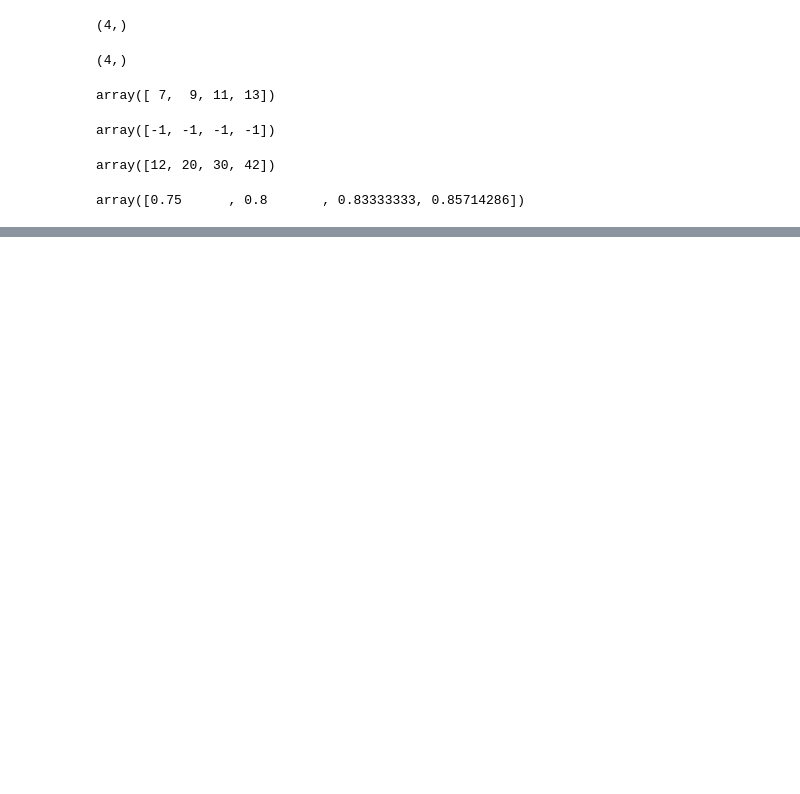
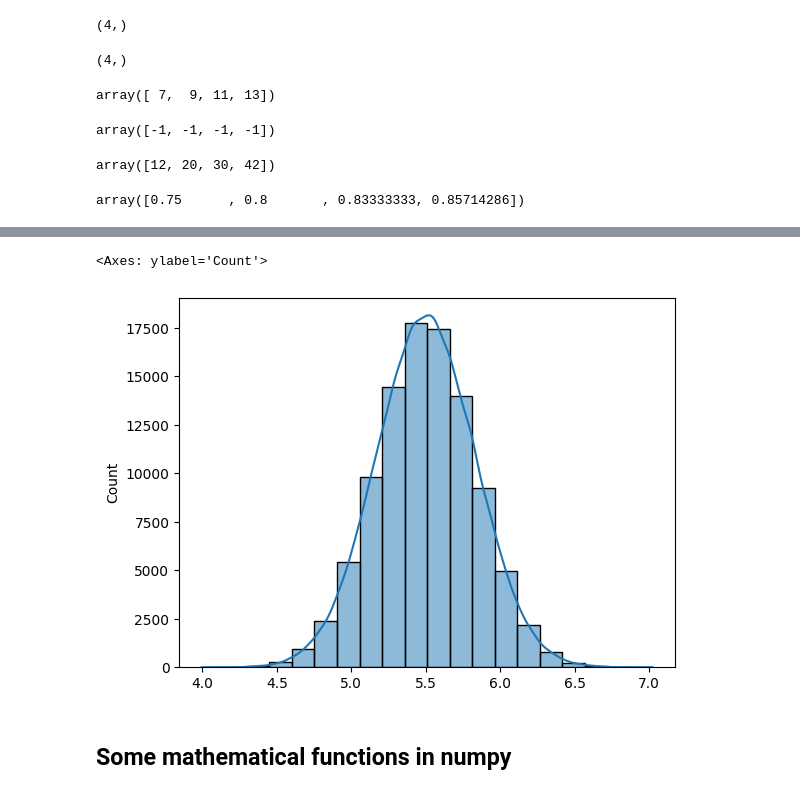
Before and after one commit to Tejal221293/Adv-Python-9-11-am-week, a Jupyter notebook: Numpy Arrays/Numpy.ipynb, the cells around one changed output, grey strips where cells are left out. Cells and saved outputs as stored; diff of their text form; code cells hidden in the pictures; blank space fills up the shorter version.

```diff
--- a/Numpy Arrays/Numpy.ipynb
+++ b/Numpy Arrays/Numpy.ipynb
@@ -298,0 +487,7 @@ array([0.75      , 0.8       , 0.83333333, 0.85714286])
+# %%
+sns.histplot(data=heights, kde=True, bins=20)
+# %% [output]
+<Axes: ylabel='Count'>
+[figure, added]
+# %% [markdown]
+## Some mathematical functions in numpy
```
Also changed, not shown: parts of 46 cells of this notebook.
